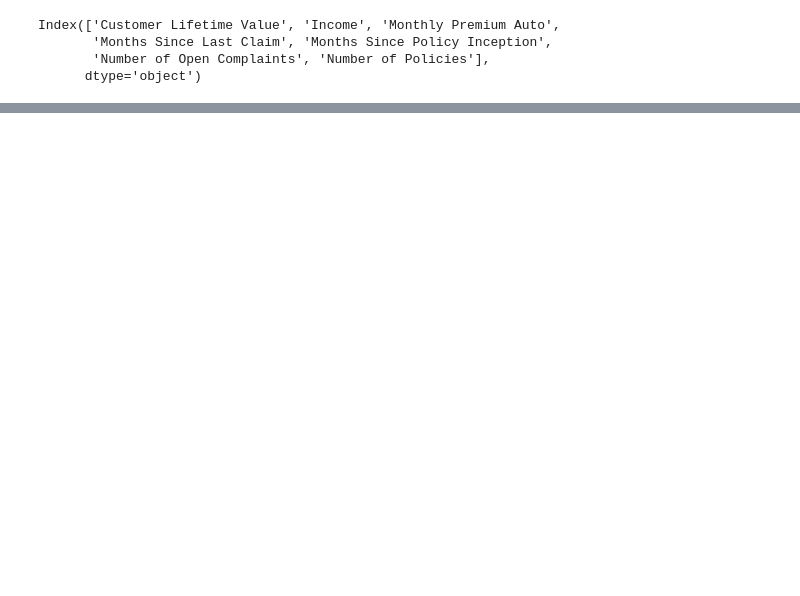
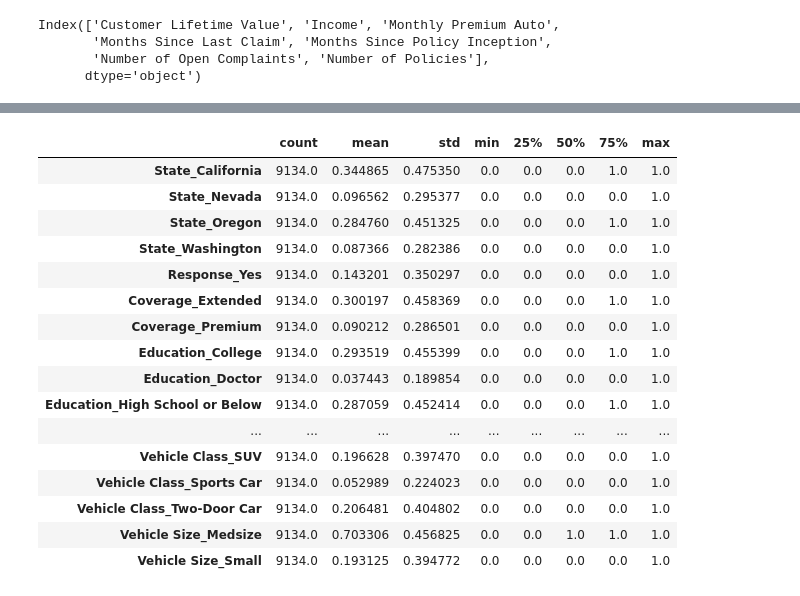
Before and after one commit to AGordon777/lab-customer-analysis-round-4, a Jupyter notebook: lab-customer-analysis-round-4.ipynb, the cells around one changed output, grey strips where cells are left out. Cells and saved outputs as stored; diff of their text form; code cells hidden in the pictures; blank space fills up the shorter version.

Commit message:
first attempt at lab 6, no filtering

```diff
--- a/lab-customer-analysis-round-4.ipynb
+++ b/lab-customer-analysis-round-4.ipynb
@@ -289,0 +322,3 @@ plt.show()
+# %%
+categorical = categorical.drop(['Customer','Effective To Date'], axis=1)
+categorical.describe(include='all').T
@@ -289,0 +344,13 @@ plt.show()
+# %%
+from sklearn.preprocessing import OneHotEncoder
+
+# CODE SNIPPET FROM HRH ERIN
+# Create encoder to be used on new data later.
+
+encoder = OneHotEncoder(drop='first').fit(categorical)
+
+cols = encoder.get_feature_names_out(input_features=categorical.columns)
+
+categorical_encode = pd.DataFrame(encoder.transform(categorical).toarray(),columns=cols)
+
+categorical_encode.head()
@@ -289,0 +365,20 @@ plt.show()
+# %%
+categorical_encode.describe(include='all').T
+# %% [output]
+|  | count | mean | std | min | 25% | 50% | 75% | max |
+| State_California | 9134.0 | 0.344865 | 0.475350 | 0.0 | 0.0 | 0.0 | 1.0 | 1.0 |
+| State_Nevada | 9134.0 | 0.096562 | 0.295377 | 0.0 | 0.0 | 0.0 | 0.0 | 1.0 |
+| State_Oregon | 9134.0 | 0.284760 | 0.451325 | 0.0 | 0.0 | 0.0 | 1.0 | 1.0 |
+| State_Washington | 9134.0 | 0.087366 | 0.282386 | 0.0 | 0.0 | 0.0 | 0.0 | 1.0 |
+| Response_Yes | 9134.0 | 0.143201 | 0.350297 | 0.0 | 0.0 | 0.0 | 0.0 | 1.0 |
+| Coverage_Extended | 9134.0 | 0.300197 | 0.458369 | 0.0 | 0.0 | 0.0 | 1.0 | 1.0 |
+| Coverage_Premium | 9134.0 | 0.090212 | 0.286501 | 0.0 | 0.0 | 0.0 | 0.0 | 1.0 |
+| Education_College | 9134.0 | 0.293519 | 0.455399 | 0.0 | 0.0 | 0.0 | 1.0 | 1.0 |
+| Education_Doctor | 9134.0 | 0.037443 | 0.189854 | 0.0 | 0.0 | 0.0 | 0.0 | 1.0 |
+| Education_High School or Below | 9134.0 | 0.287059 | 0.452414 | 0.0 | 0.0 | 0.0 | 1.0 | 1.0 |
+| ... | ... | ... | ... | ... | ... | ... | ... | ... |
+| Vehicle Class_SUV | 9134.0 | 0.196628 | 0.397470 | 0.0 | 0.0 | 0.0 | 0.0 | 1.0 |
+| Vehicle Class_Sports Car | 9134.0 | 0.052989 | 0.224023 | 0.0 | 0.0 | 0.0 | 0.0 | 1.0 |
+| Vehicle Class_Two-Door Car | 9134.0 | 0.206481 | 0.404802 | 0.0 | 0.0 | 0.0 | 0.0 | 1.0 |
+| Vehicle Size_Medsize | 9134.0 | 0.703306 | 0.456825 | 0.0 | 0.0 | 1.0 | 1.0 | 1.0 |
+| Vehicle Size_Small | 9134.0 | 0.193125 | 0.394772 | 0.0 | 0.0 | 0.0 | 0.0 | 1.0 |
```
Also changed, not shown: parts of 39 cells of this notebook.
